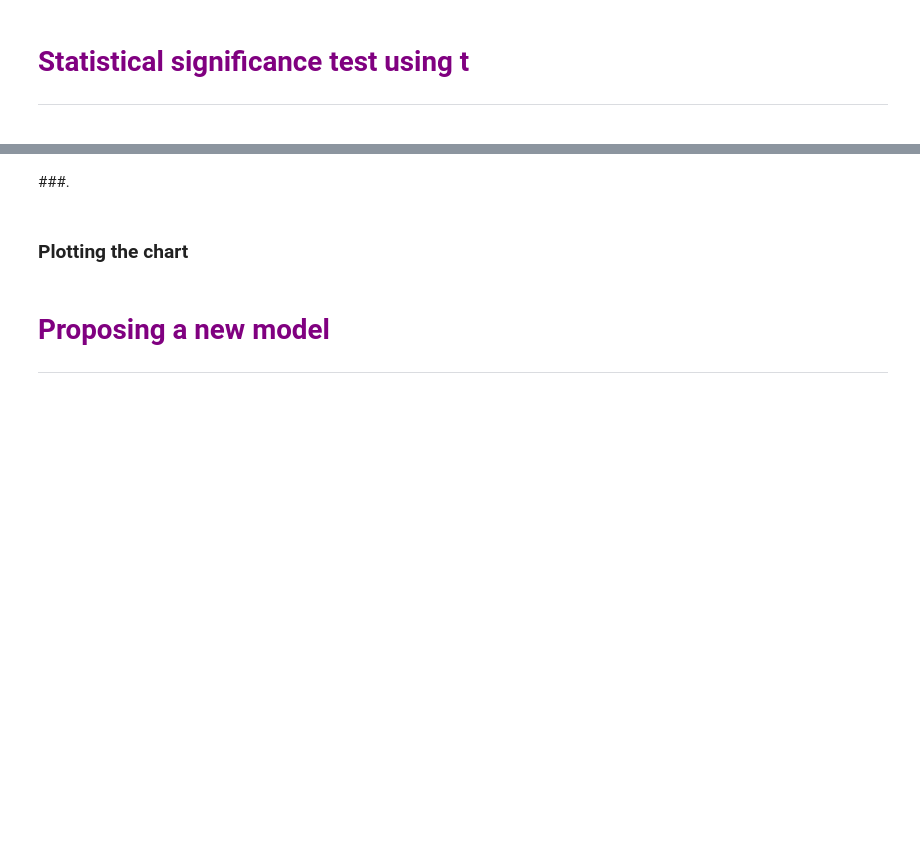
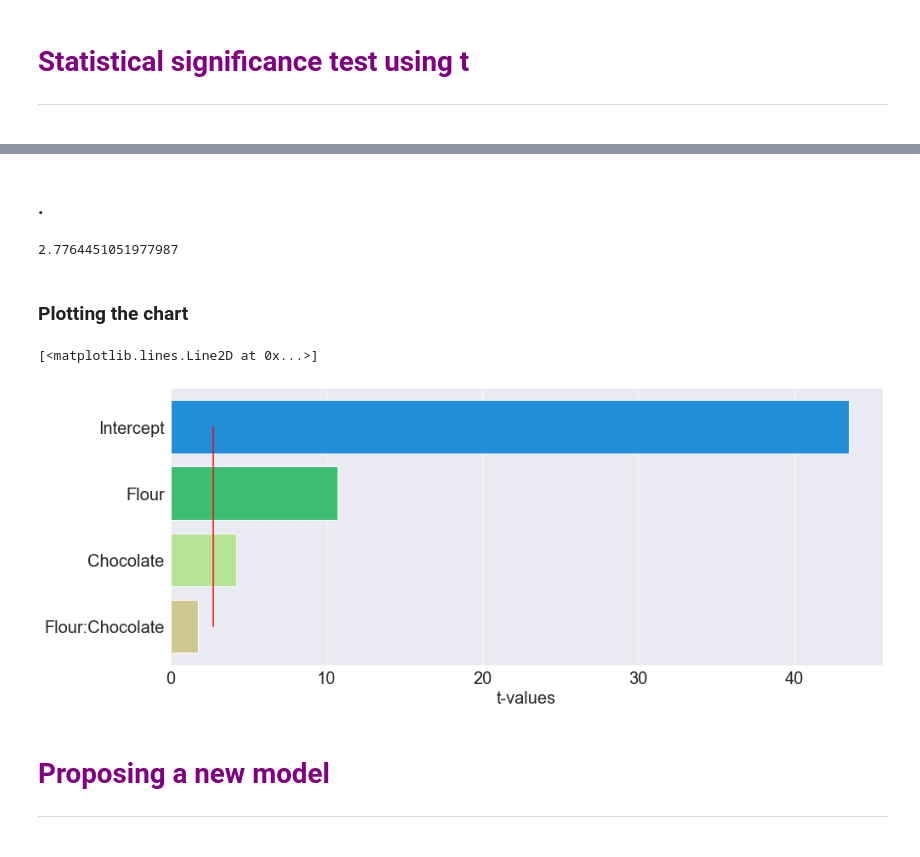
Before and after one commit to p-ferreira/data-science-studies, a Jupyter notebook: Analysis of experiments/planning_experiments.ipynb, the cells around one changed output, grey strips where cells are left out. Drawn from its saved outputs; the diff is of its cells as text; code cells hidden in the pictures; blank space fills up the shorter version.

```diff
--- a/Analysis of experiments/planning_experiments.ipynb
+++ b/Analysis of experiments/planning_experiments.ipynb
@@ -279,3 +334,5 @@ Notes:
 
 <hr>
 <p style = 'margin: 150px 150px;'>
+# %%
+t_values = adjusted_model.tvalues
@@ -281,0 +347,2 @@ Notes:
+# %%
+name = t_values.index.tolist()
@@ -284,7 +357,24 @@ Notes:
 # %% [markdown]
-###.
+### .
+# %%
+distribution = stats.t(df = 4)
+# %%
+distribution.ppf(q = 1 - 0.025)
+# %% [output]
+2.7764451051977987
+# %%
+limit = [distribution.ppf(q = 1 - 0.025)] * len(name)
 # %% [markdown]
 ### Plotting the chart
+# %%
+pareto = sns.barplot(x = t_values, y = name)
+pareto.figure.set_size_inches(15,6)
+pareto.tick_params(labelsize = 20)
+pareto.set_xlabel('t-values', fontsize = 20)
+pareto.plot(limit, name, 'r')
+# %% [output]
+[<matplotlib.lines.Line2D at 0x...>]
+[figure, added]
 # %% [markdown]
 # <font color = 'purple'> Proposing a new model </font>
 
```
Also changed, not shown: parts of 53 cells of this notebook, 7 other files.
